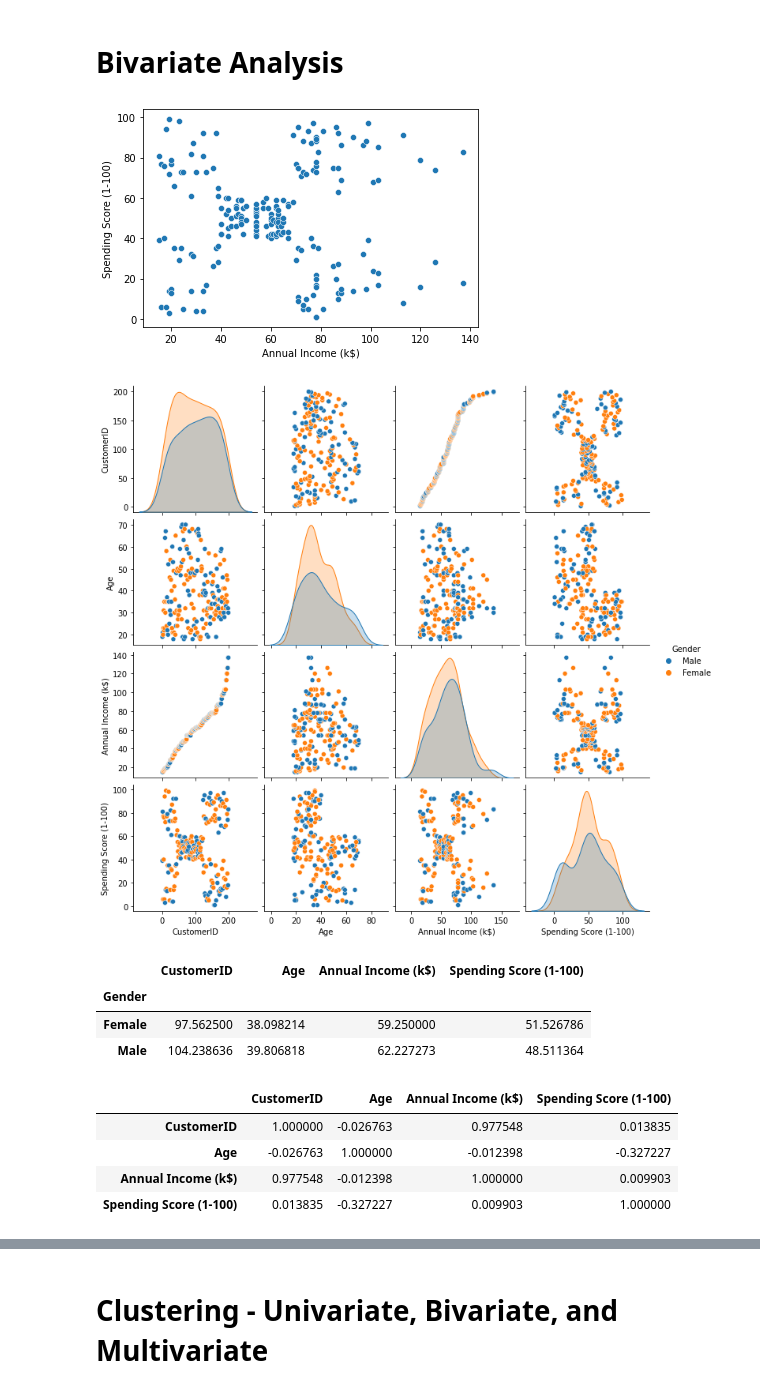
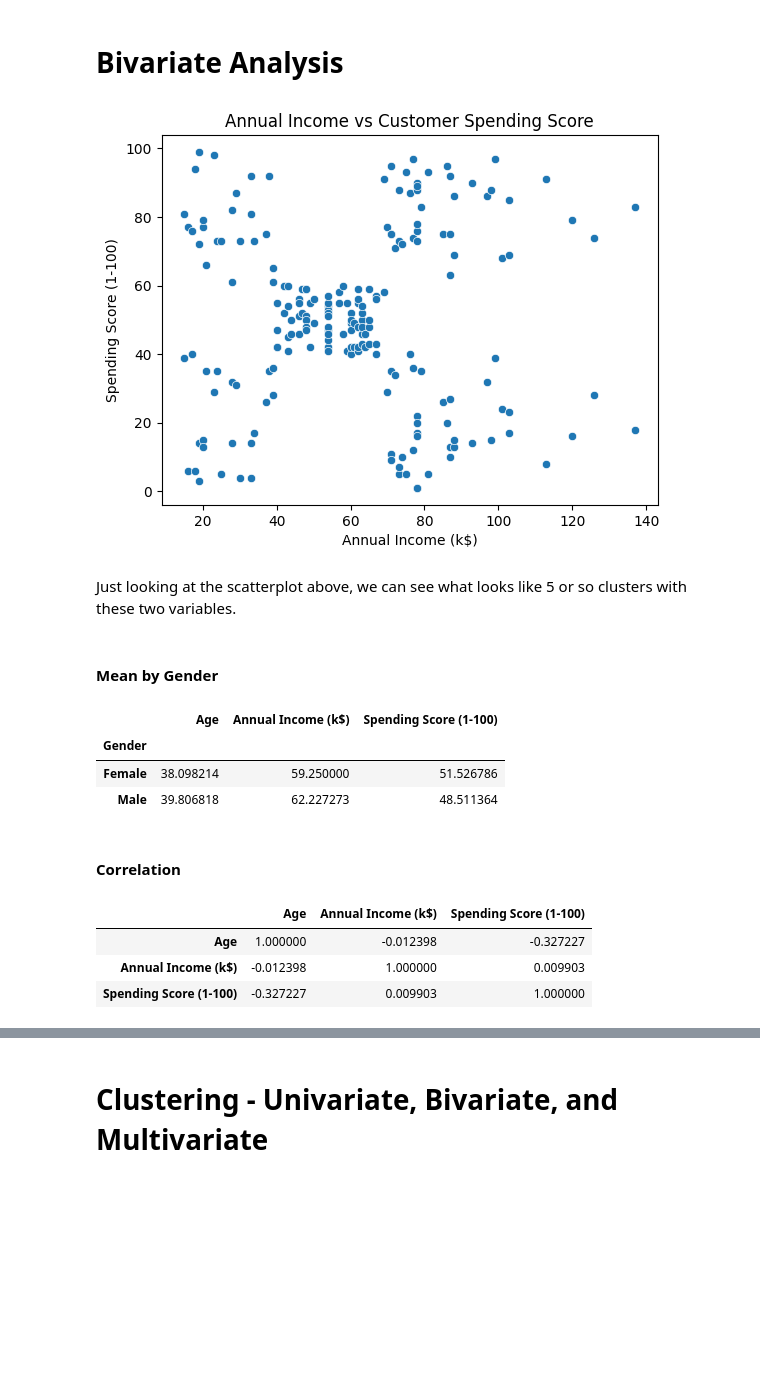
Before and after one commit to lreed2450/KMeans, a Jupyter notebook: Clustering with KMeans.ipynb, the cells around one changed output, grey strips where cells are left out. Cells and saved outputs as stored; diff of their text form; code cells hidden in the pictures; blank space fills up the shorter version.

```diff
--- a/Clustering with KMeans.ipynb
+++ b/Clustering with KMeans.ipynb
@@ -92,27 +122,32 @@ Name: Gender, dtype: float64
 # %% [markdown]
 # Bivariate Analysis
 # %%
-sns.scatterplot(data=df, x= 'Annual Income (k$)', y='Spending Score (1-100)');
+sns.scatterplot(data=df, x= 'Annual Income (k$)',
+                y='Spending Score (1-100)'
+                ).set(title='Annual Income vs Customer Spending Score');
 # %% [output]
-[figure, old version]
+[figure, new version]
+# %% [markdown]
+Just looking at the scatterplot above, we can see what looks like 5 or so clusters with these two variables.
 # %%
-#df=df.drop('CustomerID', axis=1)
-sns.pairplot(df, hue = 'Gender');
+#drop customer Id column
+df_wo_customer_id=df.drop('CustomerID', axis=1)
-# %% [output]
-[figure, removed]
+# %% [markdown]
+#### Mean by Gender
 # %%
-df.groupby(['Gender']).mean()
+df_wo_customer_id.groupby(['Gender']).mean(numeric_only=True)
 # %% [output]
-|  | CustomerID | Age | Annual Income (k$) | Spending Score (1-100) |
-| Gender |  |  |  |  |
-| Female | 97.562500 | 38.098214 | 59.250000 | 51.526786 |
-| Male | 104.238636 | 39.806818 | 62.227273 | 48.511364 |
+|  | Age | Annual Income (k$) | Spending Score (1-100) |
+| Gender |  |  |  |
+| Female | 38.098214 | 59.250000 | 51.526786 |
+| Male | 39.806818 | 62.227273 | 48.511364 |
+# %% [markdown]
+#### Correlation
 # %%
-df.corr()
+df_wo_customer_id.corr()
 # %% [output]
-|  | CustomerID | Age | Annual Income (k$) | Spending Score (1-100) |
-| CustomerID | 1.000000 | -0.026763 | 0.977548 | 0.013835 |
-| Age | -0.026763 | 1.000000 | -0.012398 | -0.327227 |
-| Annual Income (k$) | 0.977548 | -0.012398 | 1.000000 | 0.009903 |
-| Spending Score (1-100) | 0.013835 | -0.327227 | 0.009903 | 1.000000 |
+|  | Age | Annual Income (k$) | Spending Score (1-100) |
+| Age | 1.000000 | -0.012398 | -0.327227 |
+| Annual Income (k$) | -0.012398 | 1.000000 | 0.009903 |
+| Spending Score (1-100) | -0.327227 | 0.009903 | 1.000000 |
 # %%
```
Also changed, not shown: parts of 55 cells of this notebook.
